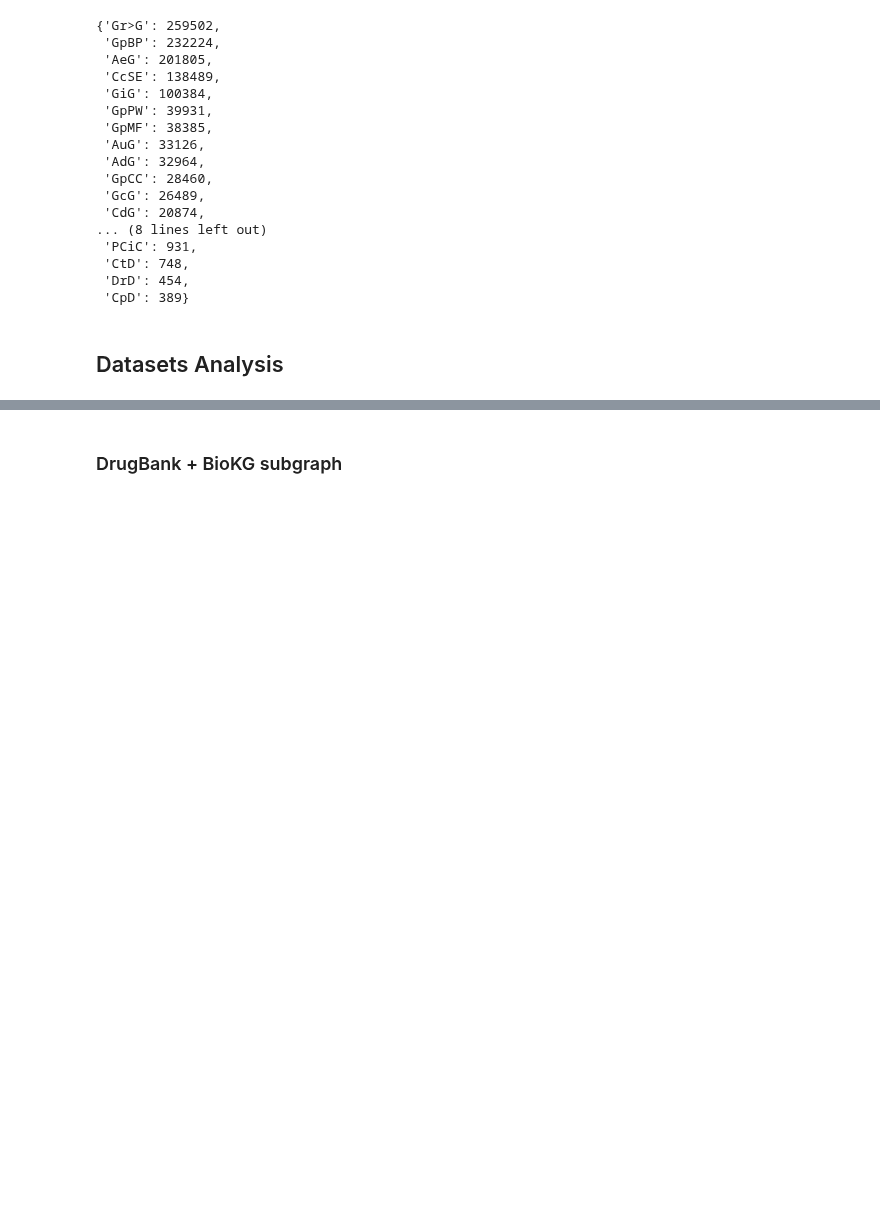
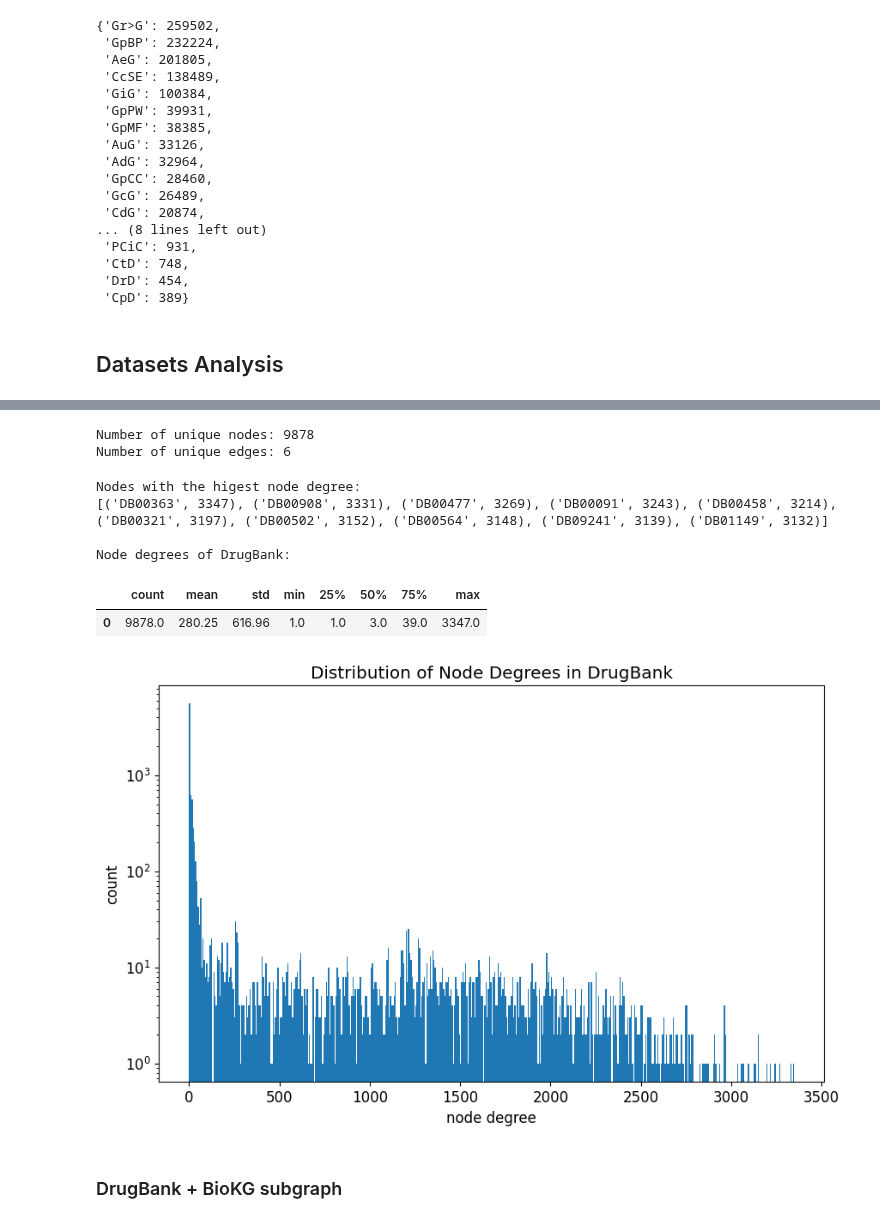
Before and after one commit to marketakrenkova/drug-interaction-prediction, a Jupyter notebook: data_processing/DataAnalysis.ipynb, the cells around one changed output, grey strips where cells are left out. Saved outputs shown, nothing was run; the diff lists cells and outputs as text; code cells hidden in the pictures; blank space fills up the shorter version.

```diff
--- a/data_processing/DataAnalysis.ipynb
+++ b/data_processing/DataAnalysis.ipynb
@@ -230,2 +346,14 @@ drugbank_df = pd.read_csv(data_dir + 'triplets/train_drugbank.tsv')
+# %%
+node_degree_info(drugbank_df, 'DrugBank')
+# %% [output]
+Number of unique nodes: 9878
+Number of unique edges: 6
+Nodes with the higest node degree:
+[('DB00363', 3347), ('DB00908', 3331), ('DB00477', 3269), ('DB00091', 3243), ('DB00458', 3214), ('DB00321', 3197), ('DB00502', 3152), ('DB00564', 3148), ('DB09241', 3139), ('DB01149', 3132)]
+
+Node degrees of DrugBank:
+|  | count | mean | std | min | 25% | 50% | 75% | max |
+| 0 | 9878.0 | 280.25 | 616.96 | 1.0 | 1.0 | 3.0 | 39.0 | 3347.0 |
+[figure, added]
 # %% [markdown]
 ### DrugBank + BioKG subgraph
```
Also changed, not shown: parts of 17 cells of this notebook, 7 other files.
